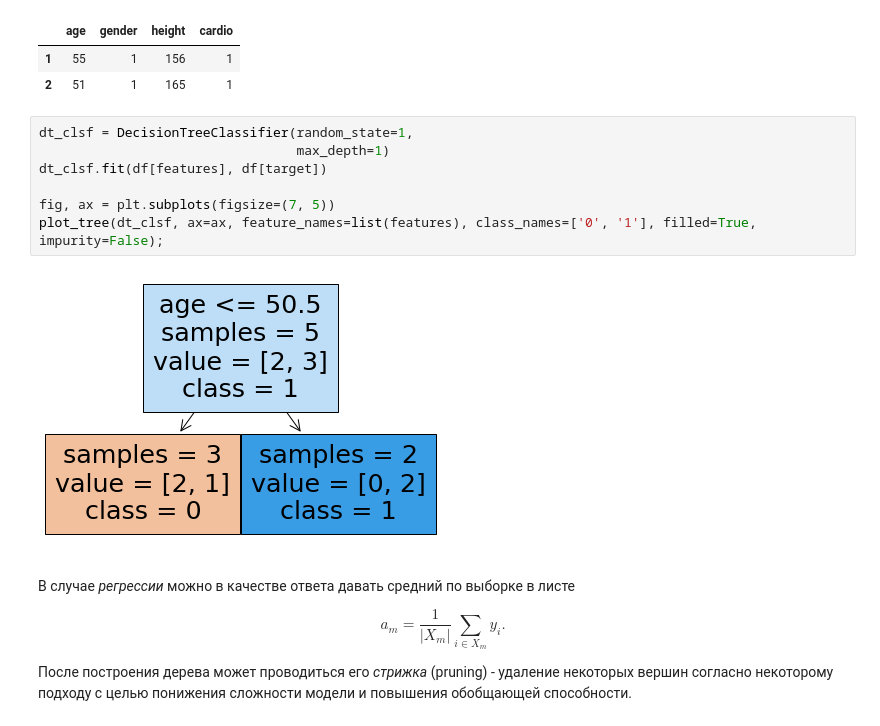
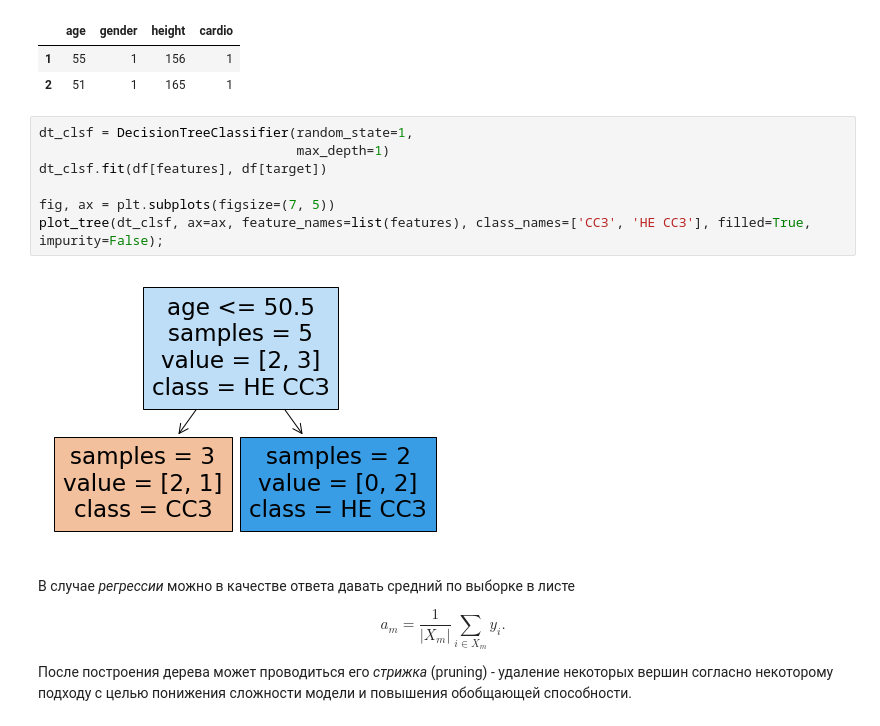
Before and after one commit to Anbionchik/Git_brain_lessons, a Jupyter notebook: Data_analysis_algorythms/Les4/Lesson_4_extended.ipynb, the cells around one changed output. Cells and saved outputs as stored; diff of their text form.

```diff
--- a/Data_analysis_algorythms/Les4/Lesson_4_extended.ipynb
+++ b/Data_analysis_algorythms/Les4/Lesson_4_extended.ipynb
@@ -127,12 +127,12 @@ df[~(df.age <= 50.5)]
 # %%
 dt_clsf = DecisionTreeClassifier(random_state=1,
                                  max_depth=1)
 dt_clsf.fit(df[features], df[target])
 
 fig, ax = plt.subplots(figsize=(7, 5))
-plot_tree(dt_clsf, ax=ax, feature_names=list(features), class_names=['0', '1'], filled=True, impurity=False);
+plot_tree(dt_clsf, ax=ax, feature_names=list(features), class_names=['ССЗ', 'НЕ ССЗ'], filled=True, impurity=False);
 # %% [output]
-[figure, old version]
+[figure, new version]
 # %% [markdown]
 В случае _регрессии_ можно в качестве ответа давать средний по выборке в листе
 
```
Also changed, not shown: parts of 25 cells of this notebook, 1 other file.
